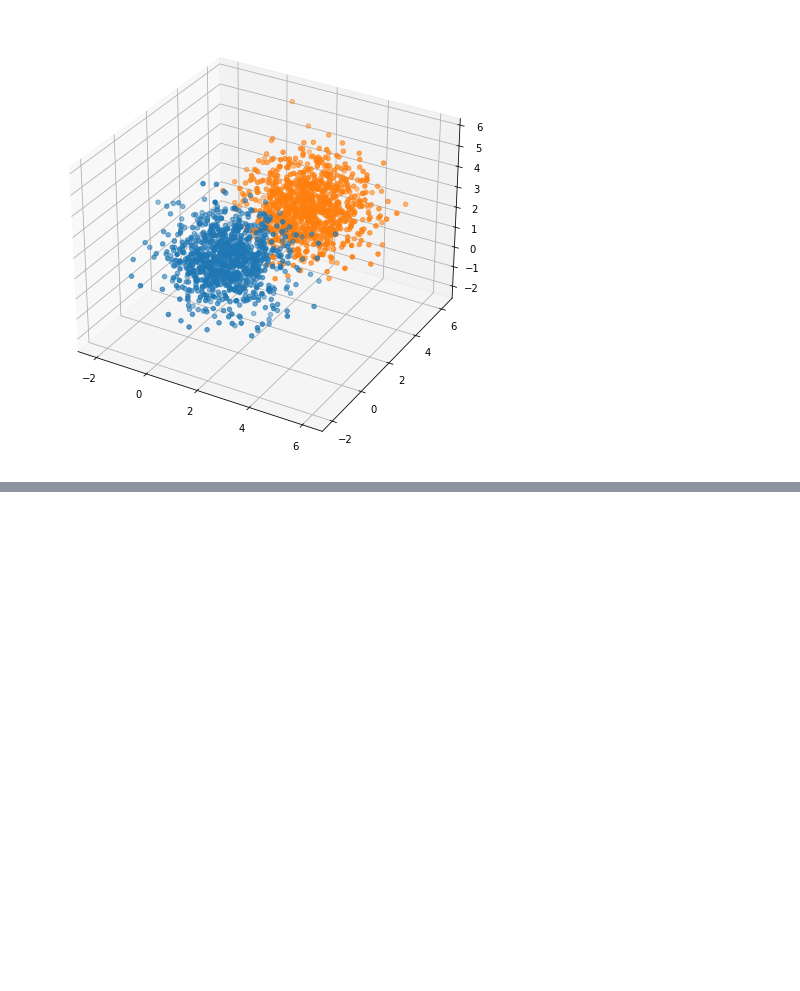
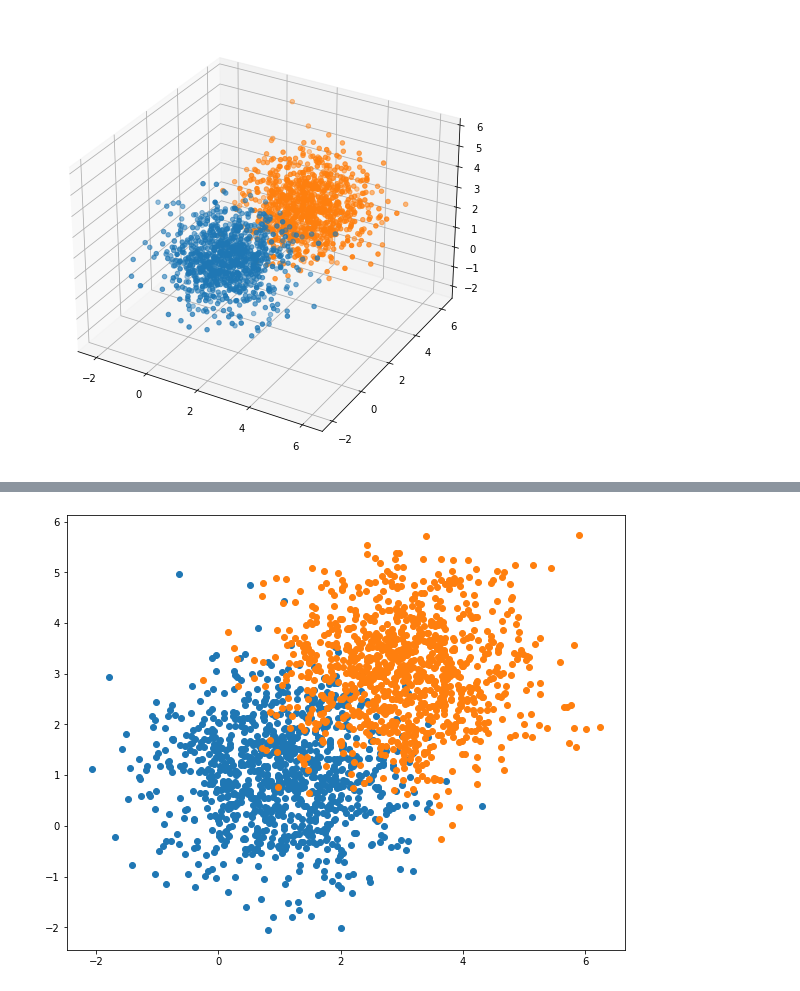
Before and after one commit to BDR2939/ML-from-Data, a Jupyter notebook: HW4/hw4_319238119_207576463.ipynb, the cells around one changed output, grey strips where cells are left out. Cells and saved outputs as stored; diff of their text form; code cells hidden in the pictures; blank space fills up the shorter version.

```diff
--- a/HW4/hw4_319238119_207576463.ipynb
+++ b/HW4/hw4_319238119_207576463.ipynb
@@ -746,0 +760,8 @@ NaiveBayes test accuracy: 0.5
+# %%
+fig, ax = plt.subplots()
+ax.scatter(training_set[training_set[:,3] == 0, 1], training_set[training_set[:,3] == 0, 2])
+ax.scatter(training_set[training_set[:,3] == 1, 1], training_set[training_set[:,3] == 1, 2])
+
+plt.show(fig)
+# %% [output]
+[figure, added]
```
Also changed, not shown: parts of 6 cells of this notebook.
